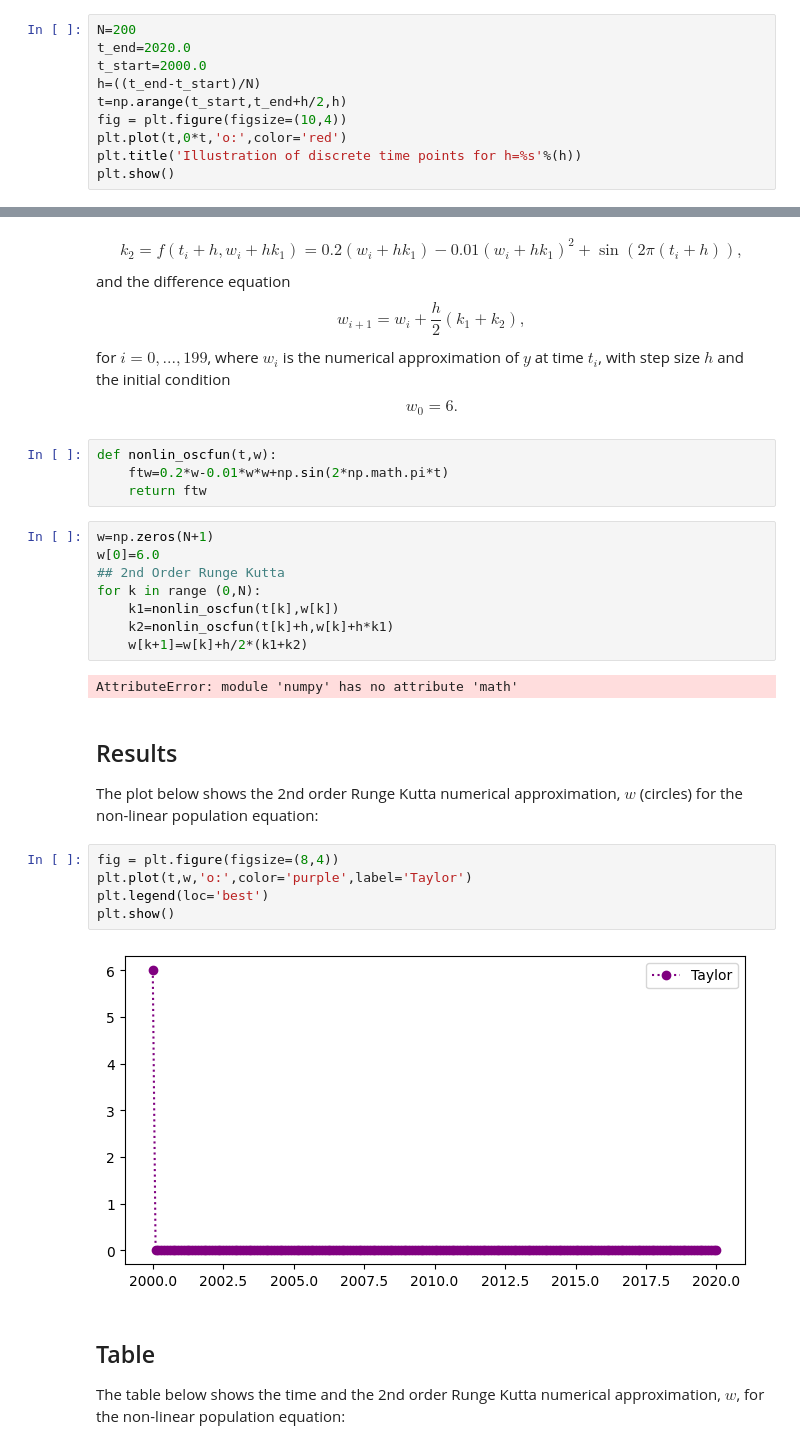
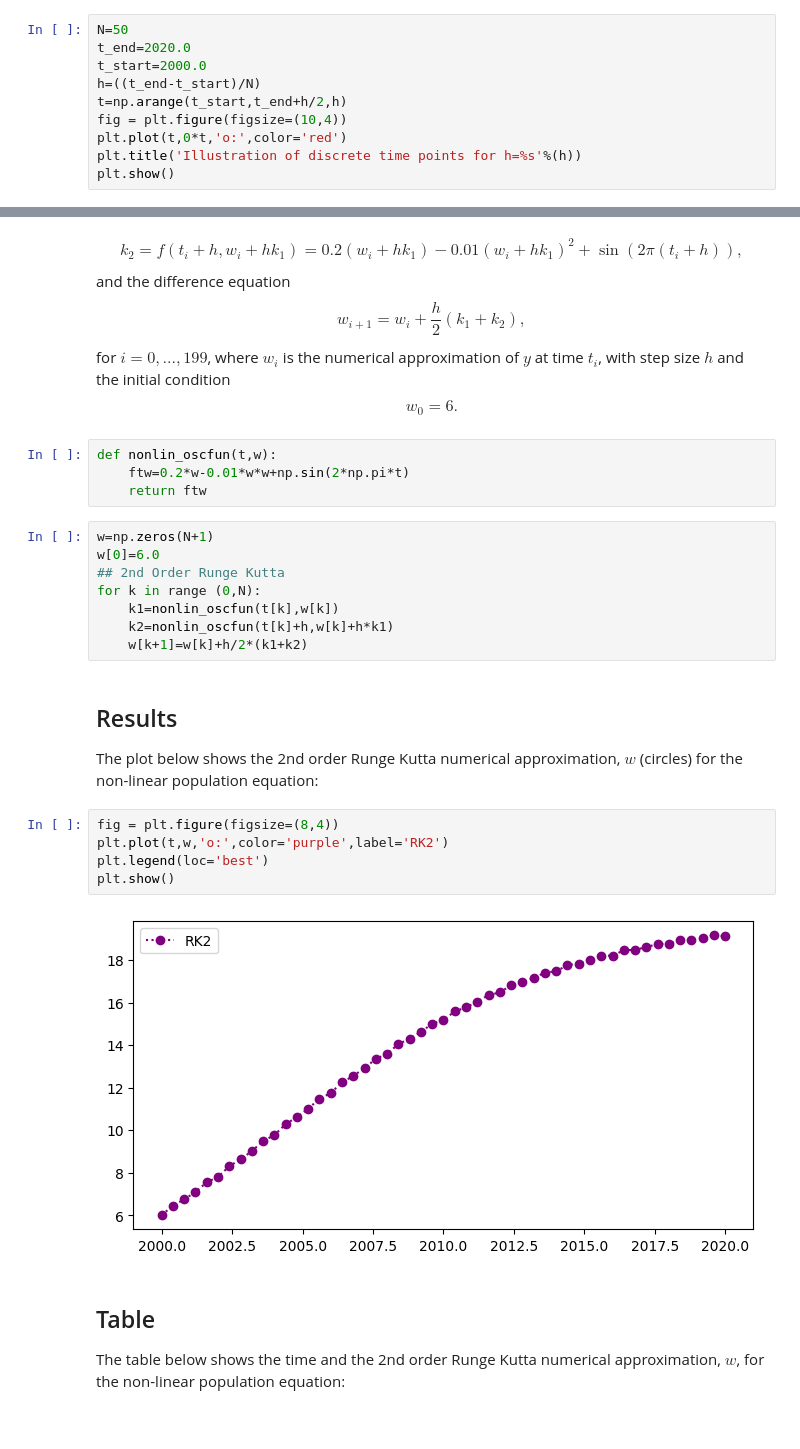
Before and after one commit to rcs1994/Teaching_DL4DEs_Fall_2025, a Jupyter notebook: RK2.ipynb, the cells around one changed output, grey strips where cells are left out. Saved outputs shown, nothing was run; the diff lists cells and outputs as text.

```diff
--- a/RK2.ipynb
+++ b/RK2.ipynb
@@ -60,7 +60,7 @@ This is generalised to
 \begin{equation} t_i=2000+i0.1, \ \ \ i=0,1,...,200.\end{equation}
 The plot below shows the discrete time steps:
 # %%
-N=200
+N=50
 t_end=2020.0
 t_start=2000.0
 h=((t_end-t_start)/N)
@@ -210,7 +227,7 @@ for $i=0,...,199$, where $w_i$ is the numerical approximation of $y$ at time $t_
 \begin{equation}w_0=6.\end{equation}
 # %%
 def nonlin_oscfun(t,w):
-    ftw=0.2*w-0.01*w*w+np.sin(2*np.math.pi*t)
+    ftw=0.2*w-0.01*w*w+np.sin(2*np.pi*t)
     return ftw
 # %%
 w=np.zeros(N+1)
@@ -220,18 +237,16 @@ for k in range (0,N):
     k1=nonlin_oscfun(t[k],w[k])
     k2=nonlin_oscfun(t[k]+h,w[k]+h*k1)
     w[k+1]=w[k]+h/2*(k1+k2)
-# %% [output]
-AttributeError: module 'numpy' has no attribute 'math'
 # %% [markdown]
 ## Results
 The plot below shows the 2nd order Runge Kutta numerical approximation, $w$ (circles) for the non-linear population equation:
 # %%
 fig = plt.figure(figsize=(8,4))
-plt.plot(t,w,'o:',color='purple',label='Taylor')
+plt.plot(t,w,'o:',color='purple',label='RK2')
 plt.legend(loc='best')
 plt.show()
 # %% [output]
-[figure, old version]
+[figure, new version]
 # %% [markdown]
 ## Table
 The table below shows the time and the 2nd order Runge Kutta numerical approximation, $w$,  for the non-linear population equation:
```
Also changed, not shown: parts of 10 cells of this notebook.
